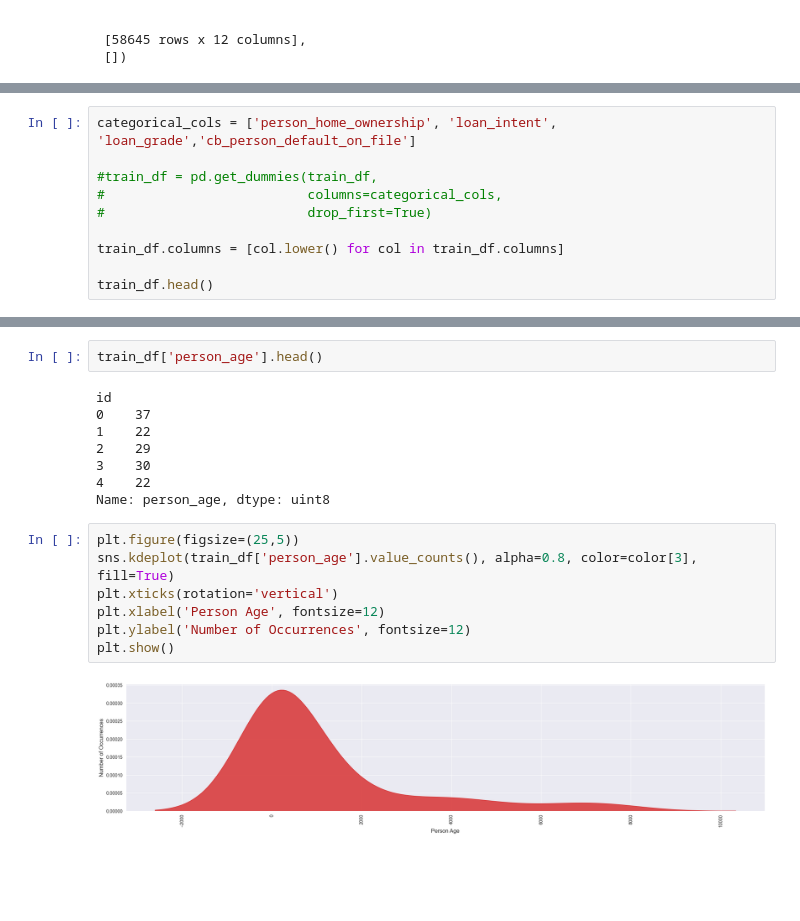
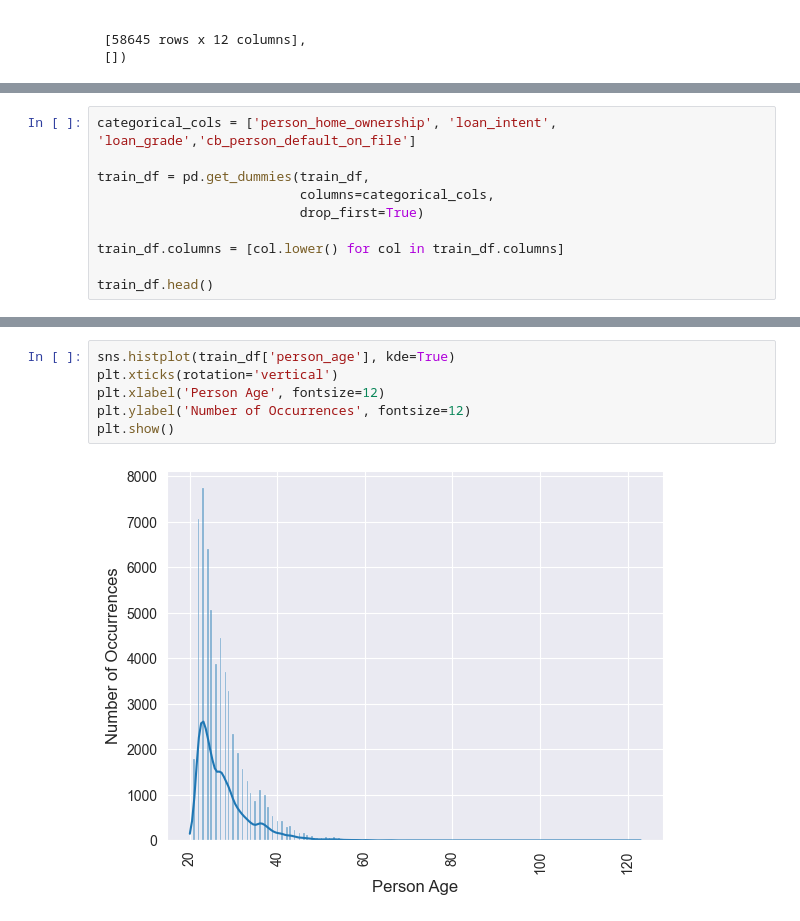
Before and after one commit to jasonwj96/kaggle-projects, a Jupyter notebook: Loan Approval Prediction.ipynb, the cells around one changed output, grey strips where cells are left out. Drawn from its saved outputs; the diff is of its cells as text; blank space fills up the shorter version.

```diff
--- a/Loan Approval Prediction.ipynb
+++ b/Loan Approval Prediction.ipynb
@@ -92,9 +122,9 @@ sns.countplot(train_df['person_home_ownership'])
 # %%
 categorical_cols = ['person_home_ownership', 'loan_intent', 'loan_grade','cb_person_default_on_file']
 
-#train_df = pd.get_dummies(train_df,
-#                          columns=categorical_cols,
-#                          drop_first=True)
+train_df = pd.get_dummies(train_df,
+                          columns=categorical_cols,
+                          drop_first=True)
 
 train_df.columns = [col.lower() for col in train_df.columns]
 
@@ -126,20 +141,9 @@ dtype: object
-# %%
-train_df['person_age'].head()
-# %% [output]
-id
-0    37
-1    22
-2    29
-3    30
-4    22
-Name: person_age, dtype: uint8
 # %%
-plt.figure(figsize=(25,5))
-sns.kdeplot(train_df['person_age'].value_counts(), alpha=0.8, color=color[3], fill=True)
+sns.histplot(train_df['person_age'], kde=True)
 plt.xticks(rotation='vertical')
 plt.xlabel('Person Age', fontsize=12)
 plt.ylabel('Number of Occurrences', fontsize=12)
 plt.show()
 # %% [output]
-[figure, old version]
+[figure, new version]
 # %%
```
Also changed, not shown: parts of 14 cells of this notebook.
